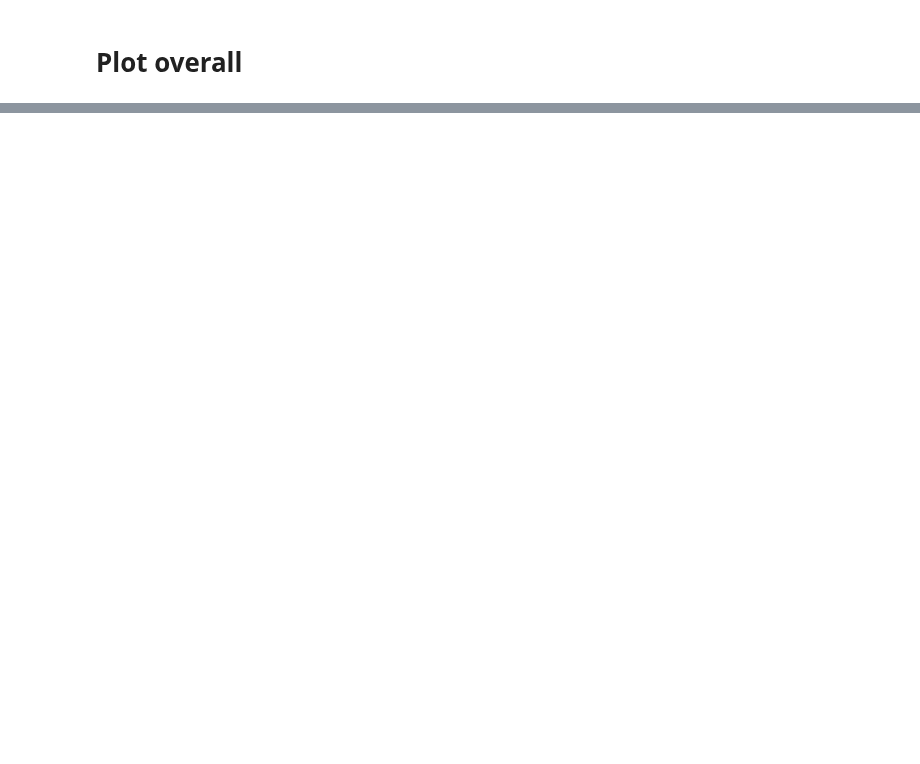
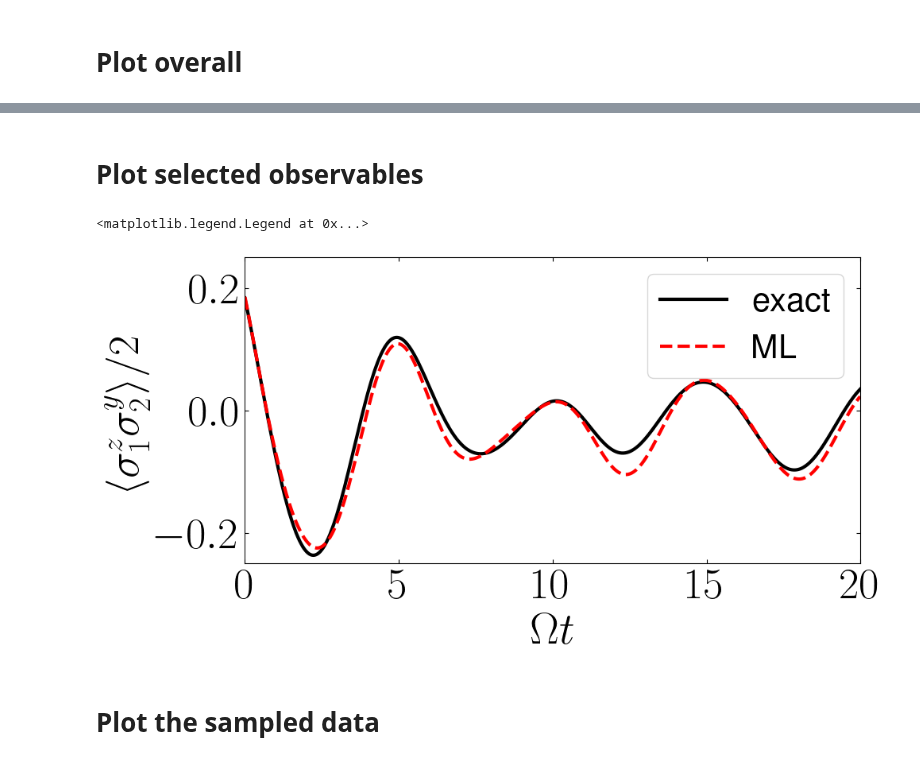
Before and after one commit to giovannicemin/master_thesis, a Jupyter notebook: project_p/exact_L.ipynb, the cells around one changed output, grey strips where cells are left out. Saved outputs shown, nothing was run; the diff lists cells and outputs as text; code cells hidden in the pictures; blank space fills up the shorter version.

Commit message:
changes to code both paper and thesis

```diff
--- a/project_p/exact_L.ipynb
+++ b/project_p/exact_L.ipynb
@@ -570,0 +505,2 @@ plt.show()
+# %% [markdown]
+# Plot selected observables
@@ -570,0 +534,44 @@ plt.show()
+# %%
+# import test data
+data_indx = 3
+gname = 'cohVec_model_' + str(prms['model'])
+
+with h5py.File('./data/data_exact_L_test.hdf5', 'r') as f:
+    data_test = f[gname+'/y'][()][data_indx]
+
+# import model and generate data
+model = MLLP(ml_params['mlp_params'], potential=0,
+             time_dependent=ml_params['time_dependent']).to(ml_params['device'])
+# name the model
+name = 'model_' + str(prms['model']) + \
+        '_V_' + str(int(prms['V']*1e3)).zfill(4) + \
+        '_N_' + str(int(prms['N'])) + '_M_' + str(int(prms['M']))
+model.load_state_dict(torch.load(ml_params['model_dir'] + name))
+
+ml_dyn = model.generate_trajectory(v_0=np.array(data_test[0]), T=20)
+# %%
+observable = 1   #IX
+#observable = 13  #ZY
+
+t = np.arange(0, 20, 0.01)
+
+fig, ax = plt.subplots(figsize=(10,5), dpi=100)
+ax.plot(t, [data_test[i][observable] for i in range(len(t))], color='black', label=r'exact', linewidth=3)
+ax.plot(t, [ml_dyn[i][observable] for i in range(len(t))], color='red', linestyle='--', label=r'ML', linewidth=3)
+ax.set_ylabel(r'$ \langle \sigma^{z}_{1} \sigma^{y}_{2} \rangle /2$', fontsize=40)
+ax.set_ylim([-0.25,0.25])
+ax.set_xlim([0,20])
+ax.tick_params(axis='y', labelsize=40)
+ax.tick_params(axis='x', labelsize=40)
+ax.tick_params(axis='both', which='both', direction='in', top=True, right=True)
+
+ax.set_xlabel(r'$\Omega t$', fontsize=40)
+#ax.grid()
+ax.legend(fontsize=30)
+#fig.savefig('./plots/benchmark_ob_'+str(observable)+'_'+'_N_' + \
+#            str(int(prms['N'])) + '_M_' + str(int(prms['M']))+'.pdf', dpi=150, bbox_inches='tight')
+# %% [output]
+<matplotlib.legend.Legend at 0x...>
+[figure, added]
+# %% [markdown]
+# Plot the sampled data
```
Also changed, not shown: parts of 28 cells of this notebook, 19 other files.
